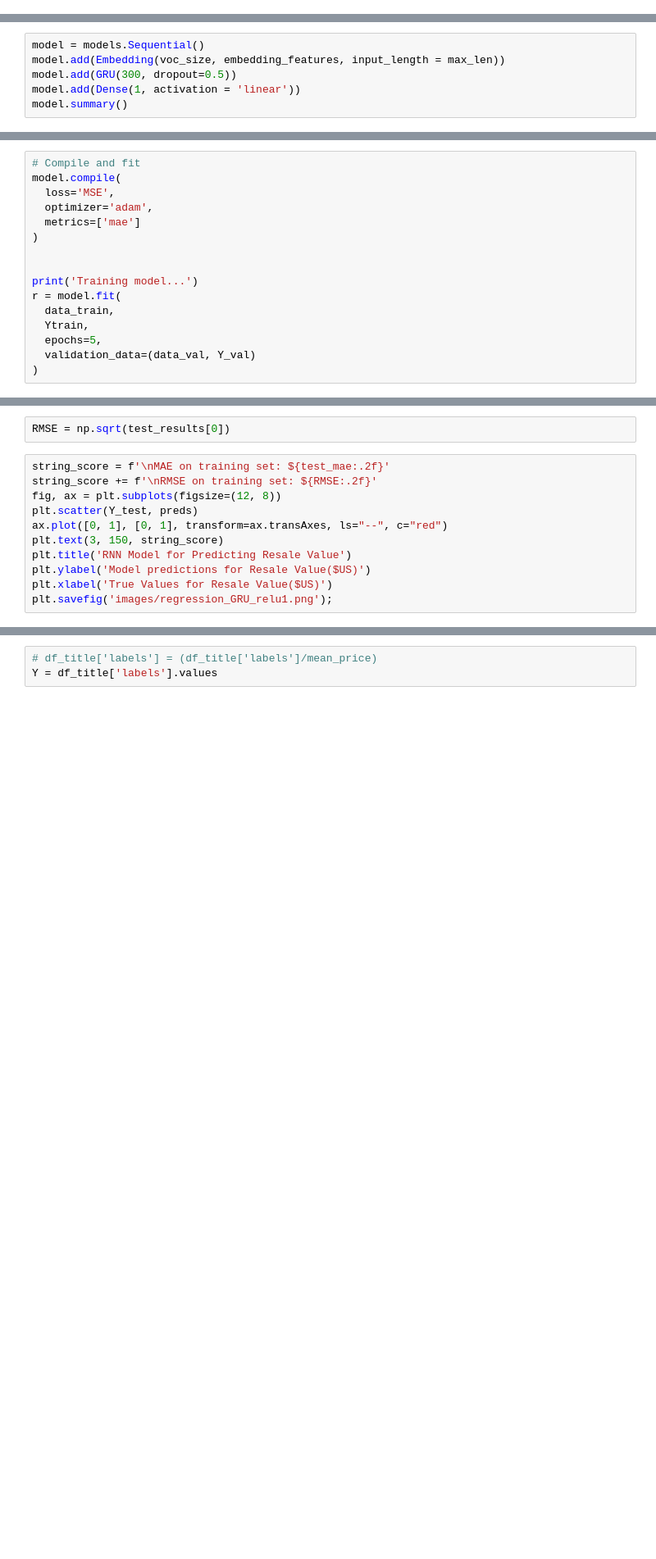
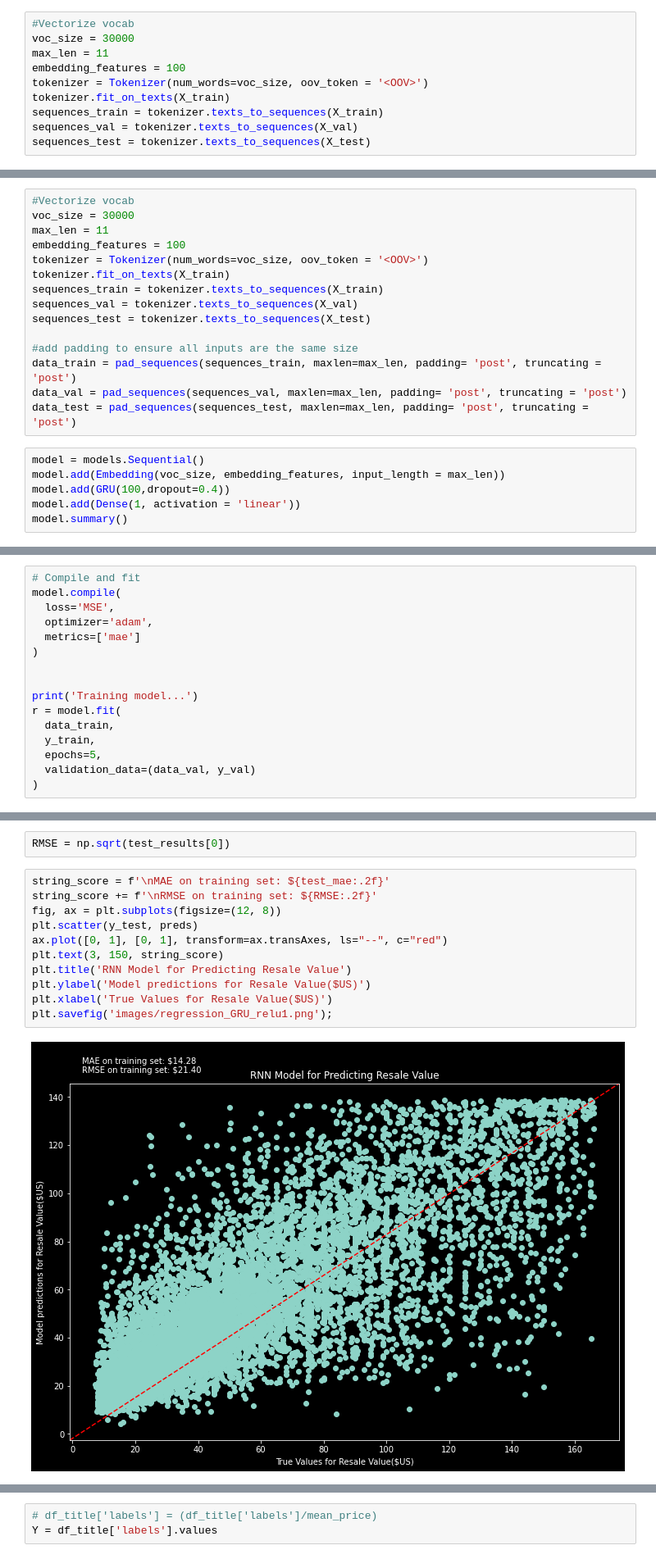
Before and after one commit to ddey117/Neural_Network_Predicting_Reseller_Success_Ebay, a Jupyter notebook: Notebooks/Model_Interpret.ipynb, the cells around one changed output, grey strips where cells are left out. Shown at 82% size. Cells and saved outputs as stored; diff of their text form; blank space fills up the shorter version.

Commit message:
update Modeling Notebook
improve Documentation and show iterative modeling examples

```diff
--- a/Notebooks/Model_Interpret.ipynb
+++ b/Notebooks/Model_Interpret.ipynb
@@ -445,0 +548,10 @@ data_train.shape
+# %%
+#Vectorize vocab
+voc_size = 30000
+max_len = 11
+embedding_features = 100
+tokenizer = Tokenizer(num_words=voc_size, oov_token = '<OOV>')
+tokenizer.fit_on_texts(X_train)
+sequences_train = tokenizer.texts_to_sequences(X_train)
+sequences_val = tokenizer.texts_to_sequences(X_val)
+sequences_test = tokenizer.texts_to_sequences(X_test)
@@ -446,6 +650,21 @@ data_train.shape
+# %%
+#Vectorize vocab
+voc_size = 30000
+max_len = 11
+embedding_features = 100
+tokenizer = Tokenizer(num_words=voc_size, oov_token = '<OOV>')
+tokenizer.fit_on_texts(X_train)
+sequences_train = tokenizer.texts_to_sequences(X_train)
+sequences_val = tokenizer.texts_to_sequences(X_val)
+sequences_test = tokenizer.texts_to_sequences(X_test)
+
+#add padding to ensure all inputs are the same size
+data_train = pad_sequences(sequences_train, maxlen=max_len, padding= 'post', truncating = 'post')
+data_val = pad_sequences(sequences_val, maxlen=max_len, padding= 'post', truncating = 'post')
+data_test = pad_sequences(sequences_test, maxlen=max_len, padding= 'post', truncating = 'post')
 # %%
 model = models.Sequential()
 model.add(Embedding(voc_size, embedding_features, input_length = max_len))
-model.add(GRU(300, dropout=0.5))
+model.add(GRU(100,dropout=0.4))
 model.add(Dense(1, activation = 'linear'))
 model.summary()
@@ -461,7 +695,7 @@ model.compile(
 print('Training model...')
 r = model.fit(
   data_train,
-  Ytrain,
+  y_train,
   epochs=5,
-  validation_data=(data_val, Y_val)
+  validation_data=(data_val, y_val)
 )
@@ -528,11 +789,13 @@ RMSE = np.sqrt(test_results[0])
 # %%
 string_score = f'\nMAE on training set: ${test_mae:.2f}'
 string_score += f'\nRMSE on training set: ${RMSE:.2f}'
 fig, ax = plt.subplots(figsize=(12, 8))
-plt.scatter(Y_test, preds)
+plt.scatter(y_test, preds)
 ax.plot([0, 1], [0, 1], transform=ax.transAxes, ls="--", c="red")
 plt.text(3, 150, string_score)
 plt.title('RNN Model for Predicting Resale Value')
 plt.ylabel('Model predictions for Resale Value($US)')
 plt.xlabel('True Values for Resale Value($US)')
 plt.savefig('images/regression_GRU_relu1.png');
+# %% [output]
+[figure, added]
```
Also changed, not shown: parts of 90 cells of this notebook, 25 other files.
